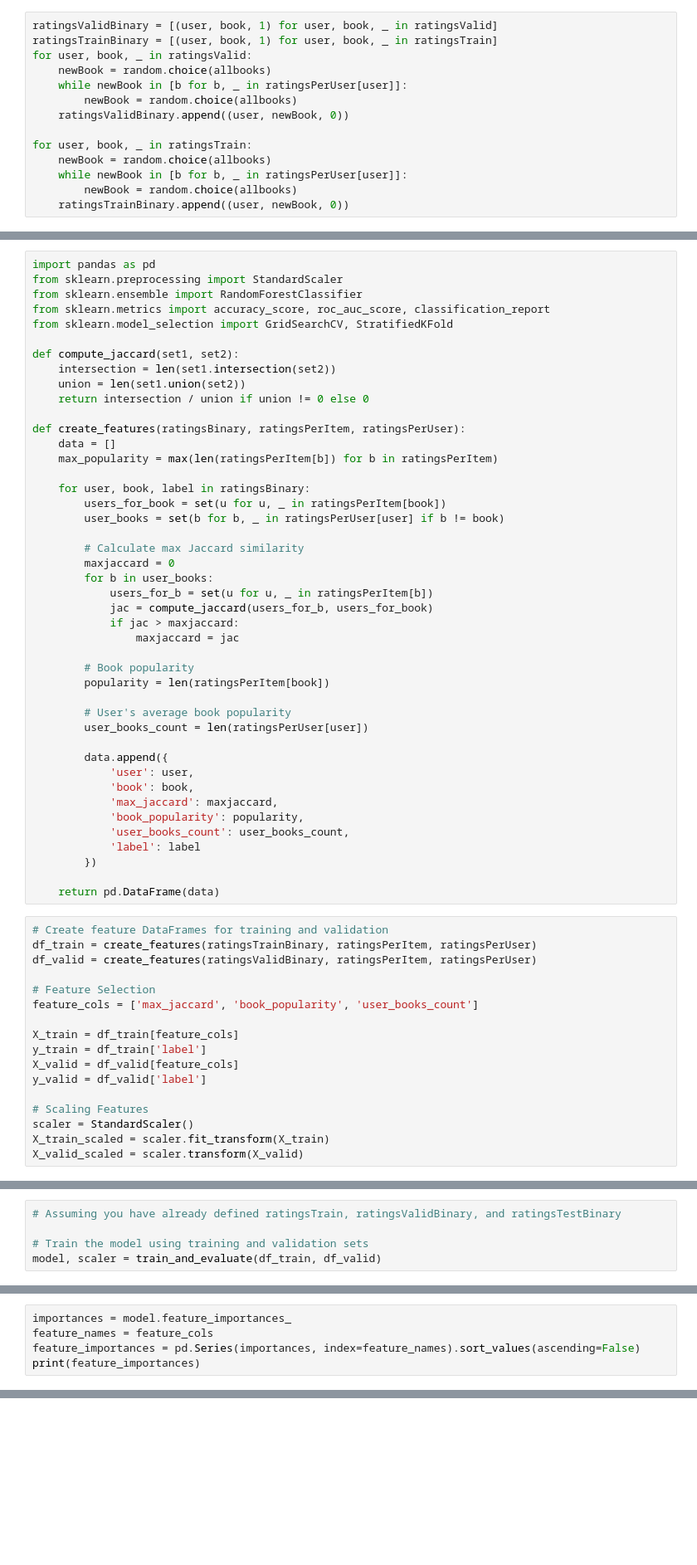
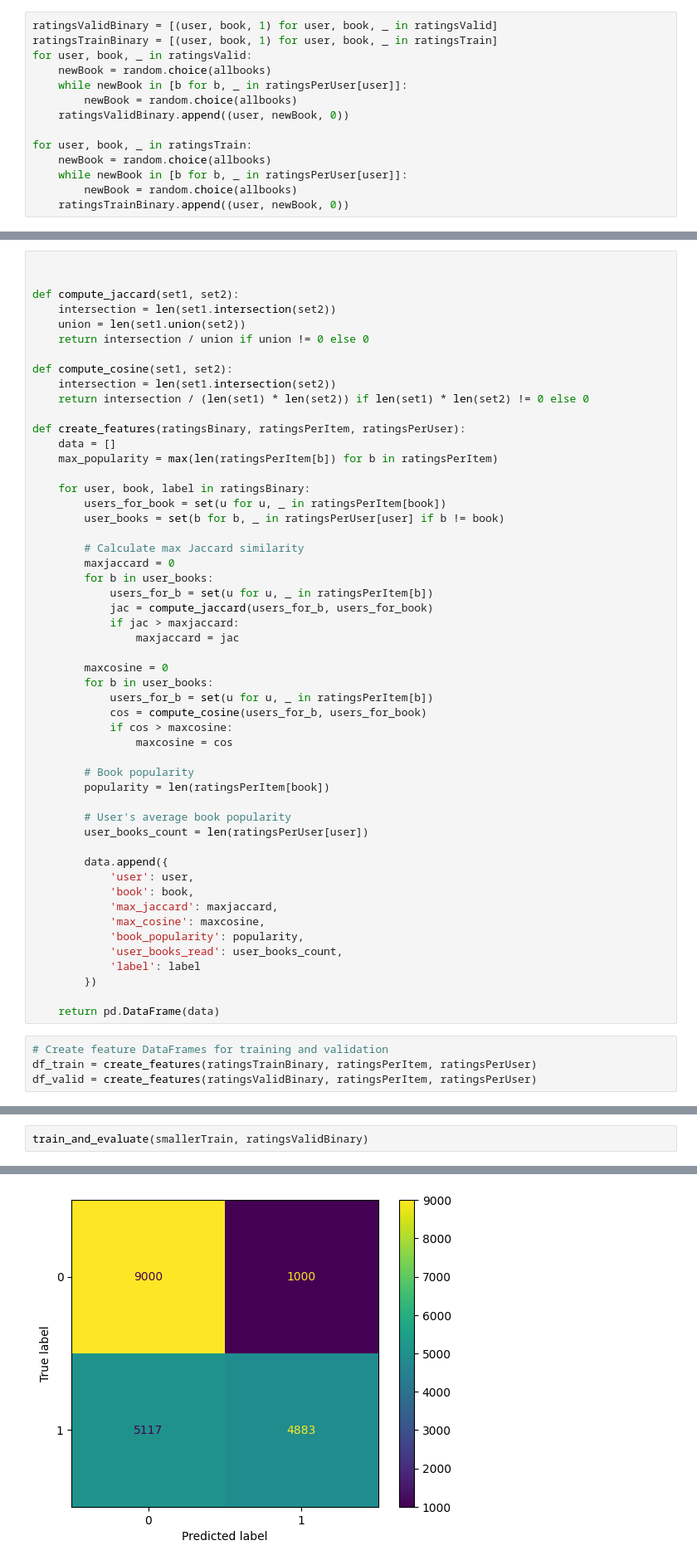
Before and after one commit to seraph27/cse158, a Jupyter notebook: assignment1/assignment1_v3_classification.ipynb, the cells around one changed output, grey strips where cells are left out. Shown at 83% size. Drawn from its saved outputs; the diff is of its cells as text; blank space fills up the shorter version.

```diff
--- a/assignment1/assignment1_v3_classification.ipynb
+++ b/assignment1/assignment1_v3_classification.ipynb
@@ -70,14 +70,14 @@ random.shuffle(ratingsTrainBinary)
 # %%
-import pandas as pd
-from sklearn.preprocessing import StandardScaler
-from sklearn.ensemble import RandomForestClassifier
-from sklearn.metrics import accuracy_score, roc_auc_score, classification_report
-from sklearn.model_selection import GridSearchCV, StratifiedKFold
+
 
 def compute_jaccard(set1, set2):
     intersection = len(set1.intersection(set2))
     union = len(set1.union(set2))
     return intersection / union if union != 0 else 0
+
+def compute_cosine(set1, set2):
+    intersection = len(set1.intersection(set2))
+    return intersection / (len(set1) * len(set2)) if len(set1) * len(set2) != 0 else 0
 
 def create_features(ratingsBinary, ratingsPerItem, ratingsPerUser):
     data = []
@@ -95,6 +95,13 @@ def create_features(ratingsBinary, ratingsPerItem, ratingsPerUser):
             if jac > maxjaccard:
                 maxjaccard = jac
 
+        maxcosine = 0
+        for b in user_books:
+            users_for_b = set(u for u, _ in ratingsPerItem[b])
+            cos = compute_cosine(users_for_b, users_for_book)
+            if cos > maxcosine:
+                maxcosine = cos
+
         # Book popularity
         popularity = len(ratingsPerItem[book])
 
@@ -105,8 +112,9 @@ def create_features(ratingsBinary, ratingsPerItem, ratingsPerUser):
             'user': user,
             'book': book,
             'max_jaccard': maxjaccard,
+            'max_cosine': maxcosine,
             'book_popularity': popularity,
-            'user_books_count': user_books_count,
+            'user_books_read': user_books_count,
             'label': label
         })
 
@@ -115,16 +123,3 @@ def create_features(ratingsBinary, ratingsPerItem, ratingsPerUser):
 # Create feature DataFrames for training and validation
 df_train = create_features(ratingsTrainBinary, ratingsPerItem, ratingsPerUser)
 df_valid = create_features(ratingsValidBinary, ratingsPerItem, ratingsPerUser)
-
-# Feature Selection
-feature_cols = ['max_jaccard', 'book_popularity', 'user_books_count']
-
-X_train = df_train[feature_cols]
-y_train = df_train['label']
-X_valid = df_valid[feature_cols]
-y_valid = df_valid['label']
-
-# Scaling Features
-scaler = StandardScaler()
-X_train_scaled = scaler.fit_transform(X_train)
-X_valid_scaled = scaler.transform(X_valid)
@@ -186,5 +125,0 @@ def train_and_evaluate(df_train, df_valid):
-# %%
-# Assuming you have already defined ratingsTrain, ratingsValidBinary, and ratingsTestBinary
-
-# Train the model using training and validation sets
-model, scaler = train_and_evaluate(df_train, df_valid)
@@ -193,5 +125,0 @@ Fitting 5 folds for each of 24 candidates, totalling 120 fits
-# %%
-importances = model.feature_importances_
-feature_names = feature_cols
-feature_importances = pd.Series(importances, index=feature_names).sort_values(ascending=False)
-print(feature_importances)
@@ -197,0 +296,3 @@ print(feature_importances)
+# %%
+train_and_evaluate(smallerTrain, ratingsValidBinary)
+# %% [output]
@@ -197,0 +318 @@ print(feature_importances)
+[figure, added]
```
Also changed, not shown: parts of 6 cells of this notebook, 19 other files.
